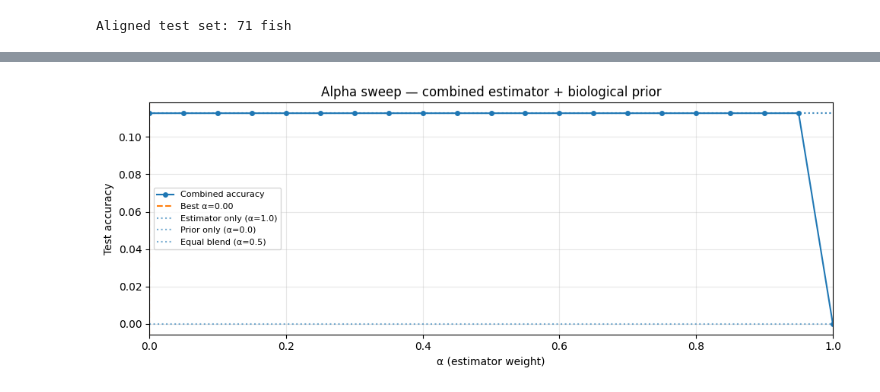
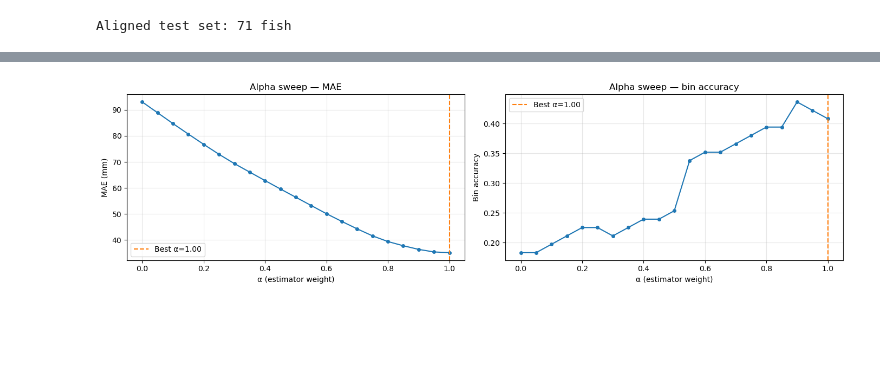
Before and after one commit to mmerioles/safse, a Jupyter notebook: notebooks/combined-model-continuous.ipynb, the cells around one changed output, grey strips where cells are left out. Saved outputs shown, nothing was run; the diff lists cells and outputs as text; code cells hidden in the pictures; blank space fills up the shorter version.

Commit message:
added eval for combined continuous

```diff
--- a/notebooks/combined-model-continuous.ipynb
+++ b/notebooks/combined-model-continuous.ipynb
@@ -44,8 +44,8 @@ EFFNET_LITE0_URL    = 'https://tfhub.dev/tensorflow/efficientnet/lite0/feature-v
 # Upper bound in mm → label string (used as folder names too)
 
 ### Updated bin edges and labels to include more bins for better resolution
-BIN_EDGES  = [100, 150, 200, 250, 300, 350, 400, 450, 500, 550, 600, 650, 700, 800, 900]
-BIN_LABELS = [ '10', '15', '20', '25', '30', '35', '40', '45', '50', '55', '60', '65', '70', '80', '90']
+BIN_EDGES  = [250, 300, 350, 400, 450, 500, 550, 600, 650, 700, 800, 900]
+BIN_LABELS = ['25', '30', '35', '40', '45', '50', '55', '60', '65', '70', '80', '90']
 
 ### Original Bin edges and labels (edges in mm, labels in cm)
 #BIN_EDGES  = [100, 150, 200, 250, 300, 350, 400, 500, 600, 700]
@@ -481,21 +453,31 @@ print(f'Aligned test set: {len(y_est_test_aligned)} fish')
 # %% [output]
 Aligned test set: 71 fish
 # %%
-# ── Alpha baselines & sweep (single predict pass, then blend) ─────────────────
-y_true = y_est_test_aligned
+# ── Alpha sweep — continuous blend ────────────────────────────────────────────
+# FinalLength = α · vision_estimate + (1 - α) · species_weighted_mean
 
-est_probs     = estimator.predict(X_est_test_norm, verbose=0)       # (N, NUM_SIZE_BINS)
-species_probs = classifier.predict(X_test_75, verbose=0)            # (N, NUM_SPECIES)
-prior_scores  = species_probs @ SPECIES_SIZE_PRIOR                    # (N, NUM_SIZE_BINS)
+# Estimator prediction: continuous mm
+est_mm = estimator.predict(X_est_test, verbose=0).squeeze()          # (N,)
+
+# Classifier → weighted species mean
+species_probs = classifier.predict(X_test_75, verbose=0)             # (N, NUM_SPECIES)
+prior_mm = species_probs @ SPECIES_MEAN_MM                           # (N,)
 
 
-def blend_and_predict(alpha):
-    combined = alpha * est_probs + (1.0 - alpha) * prior_scores
-    return np.argmax(combined, axis=1)
+def blend_continuous(alpha):
+    return alpha * est_mm + (1.0 - alpha) * prior_mm
 
 
-def bin_accuracy(preds):
-    return np.mean(preds == y_true)
+def compute_mae(preds_mm):
+    return np.mean(np.abs(preds_mm - y_test_mm))
+
+
+def compute_bin_acc(preds_mm):
+    pred_bins = np.array([length_to_bin(L) if length_to_bin(L) is not None
+                          else NUM_SIZE_BINS - 1 for L in preds_mm])
+    true_bins = np.array([length_to_bin(L) if length_to_bin(L) is not None
+                          else NUM_SIZE_BINS - 1 for L in y_test_mm])
+    return np.mean(pred_bins == true_bins)
 
 
 # ── Baselines ─────────────────────────────────────────────────────────────────
@@ -505,37 +487,40 @@ ALPHA_BASELINES = [
     (0.5, 'Equal blend (α=0.5)'),
 ]
 
-print('Alpha baselines (aligned test set):')
+print('Alpha baselines:')
 for alpha, label in ALPHA_BASELINES:
-    acc = bin_accuracy(blend_and_predict(alpha))
-    print(f'  {label:<28} {acc:.2%}')
+    preds = blend_continuous(alpha)
+    mae = compute_mae(preds)
+    bacc = compute_bin_acc(preds)
+    print(f'  {label:<28} MAE: {mae:.1f} mm ({mae/10:.1f} cm)  Bin acc: {bacc:.2%}')
 
 # ── Sweep ─────────────────────────────────────────────────────────────────────
 ALPHAS = np.round(np.arange(0.0, 1.01, 0.05), 2)
-sweep_acc = [bin_accuracy(blend_and_predict(a)) for a in ALPHAS]
+sweep_mae = [compute_mae(blend_continuous(a)) for a in ALPHAS]
+sweep_bacc = [compute_bin_acc(blend_continuous(a)) for a in ALPHAS]
 
-best_idx   = int(np.argmax(sweep_acc))
+best_idx   = int(np.argmin(sweep_mae))  # minimize MAE, not maximize accuracy
 BEST_ALPHA = float(ALPHAS[best_idx])
-best_acc   = sweep_acc[best_idx]
+best_mae   = sweep_mae[best_idx]
+best_bacc  = sweep_bacc[best_idx]
 
-print(f'\nBest α = {BEST_ALPHA:.2f}  →  accuracy {best_acc:.2%}')
+print(f'\nBest α = {BEST_ALPHA:.2f}  →  MAE: {best_mae:.1f} mm ({best_mae/10:.1f} cm), '
+      f'Bin acc: {best_bacc:.2%}')
 
-# ── Plot sweep ────────────────────────────────────────────────────────────────
-fig, ax = plt.subplots(figsize=(10, 4))
-ax.plot(ALPHAS, sweep_acc, marker='o', markersize=4, label='Combined accuracy')
-ax.axvline(BEST_ALPHA, color='C1', ls='--', label=f'Best α={BEST_ALPHA:.2f}')
-for alpha, label in ALPHA_BASELINES:
-    acc = bin_accuracy(blend_and_predict(alpha))
-    ax.axhline(acc, ls=':', alpha=0.6, label=label)
-ax.set_xlabel('α (estimator weight)')
-ax.set_ylabel('Test accuracy')
-ax.set_title('Alpha sweep — combined estimator + biological prior')
-ax.set_xlim(0, 1)
-ax.legend(loc='best', fontsize=8)
-ax.grid(True, alpha=0.3)
-plt.tight_layout()
-plt.show()
+# ── Plot ──────────────────────────────────────────────────────────────────────
+fig, (ax1, ax2) = plt.subplots(1, 2, figsize=(14, 4))
 
-# Predictions at best α for confusion matrix below
-pred_bins = blend_and_predict(BEST_ALPHA)
+ax1.plot(ALPHAS, sweep_mae, marker='o', markersize=4)
+ax1.axvline(BEST_ALPHA, color='C1', ls='--', label=f'Best α={BEST_ALPHA:.2f}')
+ax1.set_xlabel('α (estimator weight)'); ax1.set_ylabel('MAE (mm)')
+ax1.set_title('Alpha sweep — MAE'); ax1.legend(); ax1.grid(True, alpha=0.3)
+
+ax2.plot(ALPHAS, sweep_bacc, marker='o', markersize=4)
+ax2.axvline(BEST_ALPHA, color='C1', ls='--', label=f'Best α={BEST_ALPHA:.2f}')
+ax2.set_xlabel('α (estimator weight)'); ax2.set_ylabel('Bin accuracy')
+ax2.set_title('Alpha sweep — bin accuracy'); ax2.legend(); ax2.grid(True, alpha=0.3)
+
+plt.tight_layout(); plt.show()
+
+pred_mm = blend_continuous(BEST_ALPHA)
 # %% [output]
@@ -548 +533 @@ Best α = 0.00  →  accuracy 11.27%
-[figure, old version]
+[figure, new version]
```
Also changed, not shown: parts of 15 cells of this notebook.
